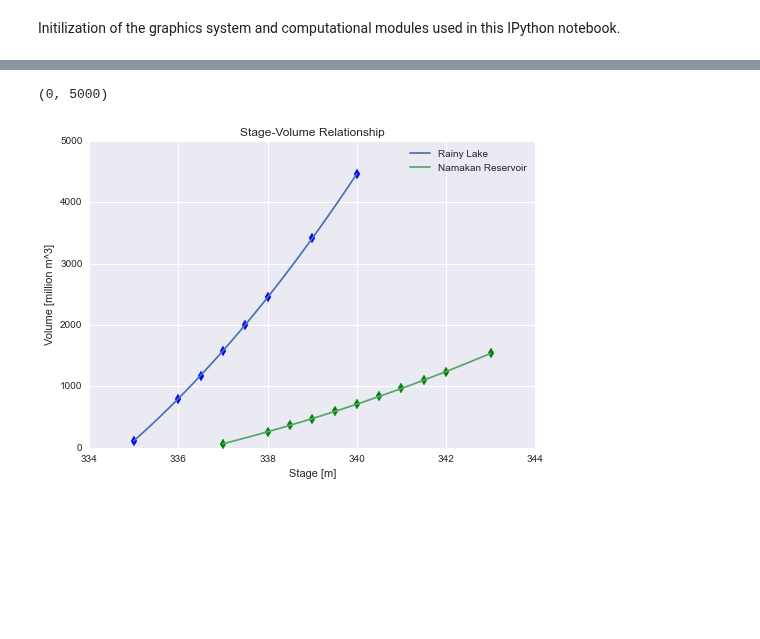
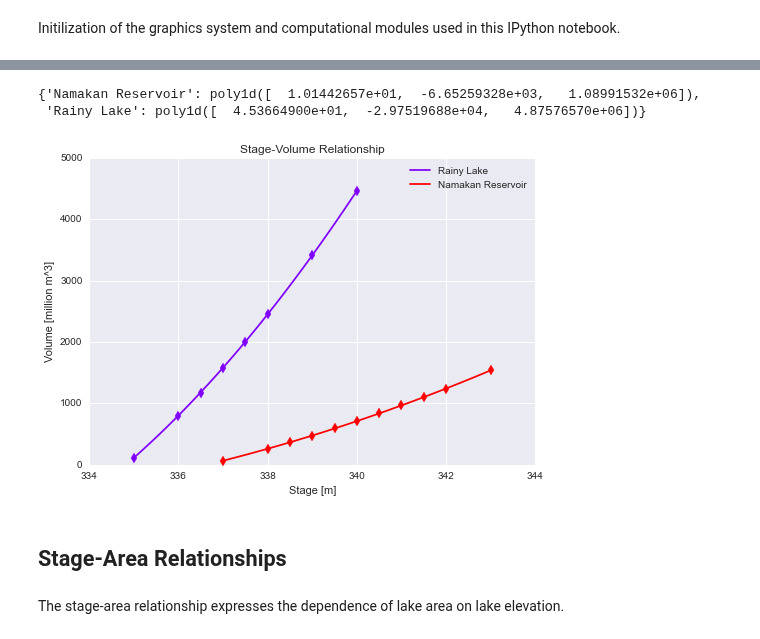
Before and after one commit to kmcgarry7/Rainy-Lake-Hydrology, a Jupyter notebook: Stage-Volume_Relationships.ipynb, the cells around one changed output, grey strips where cells are left out. Drawn from its saved outputs; the diff is of its cells as text; code cells hidden in the pictures; blank space fills up the shorter version.

Commit message:
Finish Stage-Volume relationship notebook.

```diff
--- a/Stage-Volume_Relationships.ipynb
+++ b/Stage-Volume_Relationships.ipynb
@@ -62,0 +117,6 @@ dataNL = pd.DataFrame(
+# %%
+volume = {}
+
+for key in data.keys():
+    volume[key] =  np.poly1d(np.polyfit(data[key]['stage'],data[key]['volume'],2))
+    print "\n",key,"\n",volume[key]
@@ -63,26 +131,34 @@ dataNL = pd.DataFrame(
+# %%
+volume
+# %% [output]
+{'Namakan Reservoir': poly1d([  1.01442657e+01,  -6.65259328e+03,   1.08991532e+06]),
+ 'Rainy Lake': poly1d([  4.53664900e+01,  -2.97519688e+04,   4.87576570e+06])}
 # %%
-volumeRL = np.poly1d(np.polyfit(dataRL['stage'],dataRL['volume'],2))
-volumeNL = np.poly1d(np.polyfit(dataNL['stage'],dataNL['volume'],2))
-
-axes = dataRL.plot(x='stage', y='volume', kind='scatter', s=50, color='b', marker='d')
+axes = plt.subplot()
 plt.hold(True)
-
-hRL = np.linspace(dataRL['stage'].min(),dataRL['stage'].max())
-plt.plot(hRL,volumeRL(hRL))
-
-hNL = np.linspace(dataNL['stage'].min(),dataNL['stage'].max())
-plt.plot(hNL,volumeNL(hNL))
-
-dataNL.plot(x='stage',y='volume', kind='scatter', s=50, color='g', marker='d', ax = axes)
-
+for key in data.keys():
+    data[key].plot(
+        x = 'stage',
+        y = 'volume',
+        kind='scatter',
+        color = colors[key],
+        s=50, marker='d',
+        ax = axes)
+    h = np.linspace(data[key]['stage'].min(),data[key]['stage'].max())
+    plt.plot(h,volume[key](h),color=colors[key])
 plt.hold(False)
 
 plt.xlabel('Stage [m]')
 plt.ylabel('Volume [million m^3]')
 plt.title('Stage-Volume Relationship')
-plt.legend(['Rainy Lake','Namakan Reservoir'])
+plt.legend(data.keys())
 plt.xlim([334,344])
-plt.ylim([0,5000])
+plt.ylim([0,5000]);
+
+plt.savefig('images/Stage-Volume.png')
 # %% [output]
-(0, 5000)
-[figure, old version]
+[figure, new version]
+# %% [markdown]
+## Stage-Area Relationships
+# %% [markdown]
+The stage-area relationship expresses the dependence of lake area on lake elevation.
```
Also changed, not shown: parts of 19 cells of this notebook, 13 other files.
